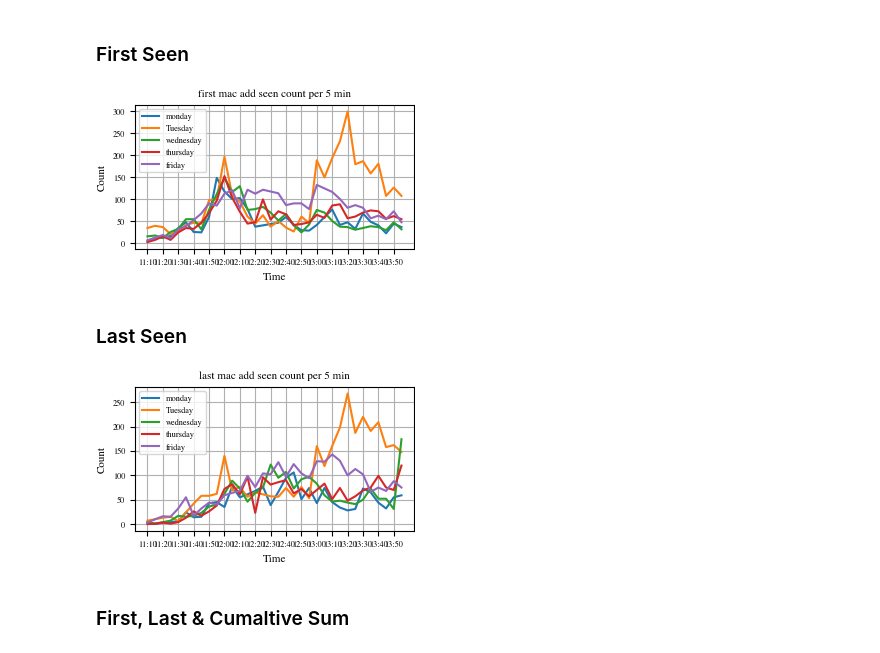
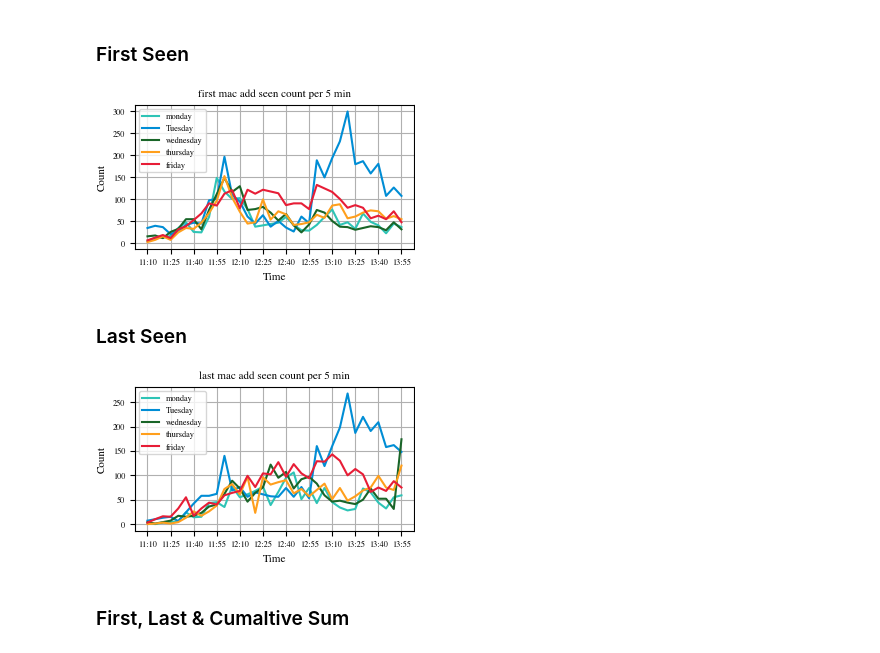
Before and after one commit to danielbischofff/dataLiteracyPeopleCounting, a Jupyter notebook: PeopleFlowMensa.ipynb, the cells around one changed output. Drawn from its saved outputs; the diff is of its cells as text; code cells hidden in the pictures.

```diff
--- a/PeopleFlowMensa.ipynb
+++ b/PeopleFlowMensa.ipynb
@@ -326,8 +338,8 @@ d1FirstLastCumSumWednesday = correctData(d1FirstLastCumSumWednesday)
 d1FirstLastCumSumThursday = correctData(d1FirstLastCumSumThursday)
 d1FirstLastCumSumFriday = correctData(d1FirstLastCumSumFriday)
 # %%
-d5FirstLastCumSumMonday = correctData(d1FirstLastCumSumMonday)
-d5FirstLastCumSumTuesday = correctData(d1FirstLastCumSumTuesday)
-d5FirstLastCumSumWednesday = correctData(d1FirstLastCumSumWednesday)
-d5FirstLastCumSumThursday = correctData(d1FirstLastCumSumThursday)
-d5FirstLastCumSumFriday = correctData(d1FirstLastCumSumFriday)
+d5FirstLastCumSumMonday = correctData(d5FirstLastCumSumMonday)
+d5FirstLastCumSumTuesday = correctData(d5FirstLastCumSumTuesday)
+d5FirstLastCumSumWednesday = correctData(d5FirstLastCumSumWednesday)
+d5FirstLastCumSumThursday = correctData(d5FirstLastCumSumThursday)
+d5FirstLastCumSumFriday = correctData(d5FirstLastCumSumFriday)
@@ -365,7 +365,7 @@ def estimate_devices2people(dFirstLastCumSumMonday, nrSimualtion = 1000):
 
     # Calculate mean and standard error at each minute
     mean_counts = all_simulations.mean(axis=0)
-    stderr_counts = all_simulations.std(axis=0) / np.sqrt(len(dFirstLastCumSumMonday))
+    stderr_counts = all_simulations.std(axis=0) / np.sqrt(nrSimualtion)
 
     dFirstLastCumSumPeopleMonday['count_CumSum_people_mean'] = mean_counts
     dFirstLastCumSumPeopleMonday['count_CumSum_people_stderr'] = stderr_counts
@@ -376,7 +376,7 @@ def estimate_devices2people(dFirstLastCumSumMonday, nrSimualtion = 1000):
 
     # Calculate mean and standard error at each minute
     mean_counts = all_simulations.mean(axis=0)
-    stderr_counts = all_simulations.std(axis=0) / np.sqrt(len(dFirstLastCumSumMonday))
+    stderr_counts = all_simulations.std(axis=0) / np.sqrt(nrSimualtion)
 
     dFirstLastCumSumPeopleMonday['count_Last_people_mean'] = mean_counts
     dFirstLastCumSumPeopleMonday['count_Last_people_stderr'] = stderr_counts
@@ -387,7 +387,7 @@ def estimate_devices2people(dFirstLastCumSumMonday, nrSimualtion = 1000):
 
     # Calculate mean and standard error at each minute
     mean_counts = all_simulations.mean(axis=0)
-    stderr_counts = all_simulations.std(axis=0) / np.sqrt(len(dFirstLastCumSumMonday))
+    stderr_counts = all_simulations.std(axis=0) / np.sqrt(nrSimualtion)
 
     dFirstLastCumSumPeopleMonday['count_First_people_mean'] = mean_counts
     dFirstLastCumSumPeopleMonday['count_First_people_stderr'] = stderr_counts
@@ -401,10 +401,10 @@ d1FirstLastCumSumPeopleWednesday = estimate_devices2people(d1FirstLastCumSumWedn
 d1FirstLastCumSumPeopleThursday = estimate_devices2people(d1FirstLastCumSumThursday)
 d1FirstLastCumSumPeopleFriday = estimate_devices2people(d1FirstLastCumSumFriday)
 # %%
-d5FirstLastCumSumPeopleMonday = estimate_devices2people(d1FirstLastCumSumMonday)
-d5FirstLastCumSumPeopleTuesday = estimate_devices2people(d1FirstLastCumSumTuesday)
-d5FirstLastCumSumPeopleWednesday = estimate_devices2people(d1FirstLastCumSumWednesday)
-d5FirstLastCumSumPeopleThursday = estimate_devices2people(d1FirstLastCumSumThursday)
-d5FirstLastCumSumPeopleFriday = estimate_devices2people(d1FirstLastCumSumFriday)
+d5FirstLastCumSumPeopleMonday = estimate_devices2people(d5FirstLastCumSumMonday)
+d5FirstLastCumSumPeopleTuesday = estimate_devices2people(d5FirstLastCumSumTuesday)
+d5FirstLastCumSumPeopleWednesday = estimate_devices2people(d5FirstLastCumSumWednesday)
+d5FirstLastCumSumPeopleThursday = estimate_devices2people(d5FirstLastCumSumThursday)
+d5FirstLastCumSumPeopleFriday = estimate_devices2people(d5FirstLastCumSumFriday)
 # %% [markdown]
 # Convert date time to string
@@ -521,0 +546,2 @@ d1FirstLastCumSumQueuePeopleFriday = queue_model_uncertaintySP_PC(d1FirstLastCum
+# %%
+d5PeopleWeek = rename_merge([d5TimeFirstLastCumSumPeopleMonday, d5TimeFirstLastCumSumPeopleTuesday, d5TimeFirstLastCumSumPeopleWednesday, d5TimeFirstLastCumSumPeopleThursday, d5TimeFirstLastCumSumPeopleFriday], ['Monday', 'Tuesday', 'Wednesday', 'Thursday', 'Friday'])
@@ -570,11 +673,11 @@ d5Week = rename_merge([d5TimeFirstLastCumSumPeopleMonday, d5TimeFirstLastCumSumP
 # %%
 plt.rcParams.update(bundles.icml2022(column='half', nrows=1, ncols=1, usetex=False))
 
-plt.plot(d5Week['frame.time'], d5Week['count_First_Monday'], label='monday')
-plt.plot(d5Week['frame.time'], d5Week['count_First_Tuesday'], label='Tuesday')
-plt.plot(d5Week['frame.time'], d5Week['count_First_Wednesday'], label='wednesday')
-plt.plot(d5Week['frame.time'], d5Week['count_First_Thursday'], label='thursday')
-plt.plot(d5Week['frame.time'], d5Week['count_First_Friday'], label='friday')
+plt.plot(d5PeopleWeek['frame.time'], d5PeopleWeek['count_First_Monday'], label='monday', color=cColorPal['sea_green'])
+plt.plot(d5PeopleWeek['frame.time'], d5PeopleWeek['count_First_Tuesday'], label='Tuesday', color=cColorPal['blue'])
+plt.plot(d5PeopleWeek['frame.time'], d5PeopleWeek['count_First_Wednesday'], label='wednesday', color=cColorPal['green'])
+plt.plot(d5PeopleWeek['frame.time'], d5PeopleWeek['count_First_Thursday'], label='thursday', color=cColorPal['orange'])
+plt.plot(d5PeopleWeek['frame.time'], d5PeopleWeek['count_First_Friday'], label='friday', color=cColorPal['red'])
 plt.xlabel('Time')
 plt.ylabel('Count')
 plt.grid(True)
@@ -585,38 +688,38 @@ plt.title('first mac add seen count per 5 min')
 locs, labels = plt.xticks()
 
 # Set new ticks
-plt.xticks(locs[::2])
+plt.xticks(locs[::3])
 
 
 plt.savefig('./plots/first_seen_mac_per_5_min.pdf')
 # %% [output]
-[figure, old version]
+[figure, new version]
 # %% [markdown]
 ### Last Seen
 # %%
 plt.rcParams.update(bundles.icml2022(column='half', nrows=1, ncols=1, usetex=False))
 
-plt.plot(d5Week['frame.time'], d5Week['count_Last_Monday'], label='monday')
-plt.plot(d5Week['frame.time'], d5Week['count_Last_Tuesday'], label='Tuesday')
-plt.plot(d5Week['frame.time'], d5Week['count_Last_Wednesday'], label='wednesday')
-plt.plot(d5Week['frame.time'], d5Week['count_Last_Thursday'], label='thursday')
-plt.plot(d5Week['frame.time'], d5Week['count_Last_Friday'], label='friday')
+plt.plot(d5PeopleWeek['frame.time'], d5PeopleWeek['count_Last_Monday'], label='monday', color=cColorPal['sea_green'])
+plt.plot(d5PeopleWeek['frame.time'], d5PeopleWeek['count_Last_Tuesday'], label='Tuesday', color=cColorPal['blue'])
+plt.plot(d5PeopleWeek['frame.time'], d5PeopleWeek['count_Last_Wednesday'], label='wednesday', color=cColorPal['green'])
+plt.plot(d5PeopleWeek['frame.time'], d5PeopleWeek['count_Last_Thursday'], label='thursday', color=cColorPal['orange'])
+plt.plot(d5PeopleWeek['frame.time'], d5PeopleWeek['count_Last_Friday'], label='friday', color=cColorPal['red'])
 plt.xlabel('Time')
 plt.ylabel('Count')
 plt.grid(True)
 plt.legend()
 plt.title('last mac add seen count per 5 min')
 
 # Get current ticks
 locs, labels = plt.xticks()
 
 # Set new ticks
-plt.xticks(locs[::2])
+plt.xticks(locs[::3])
 
 
 plt.savefig('./plots/last_seen_mac_per_5_min.pdf')
 # %% [output]
-[figure, old version]
+[figure, new version]
 # %% [markdown]
 ### First, Last & Cumaltive Sum
 # %%
```
Also changed, not shown: parts of 47 cells of this notebook.
